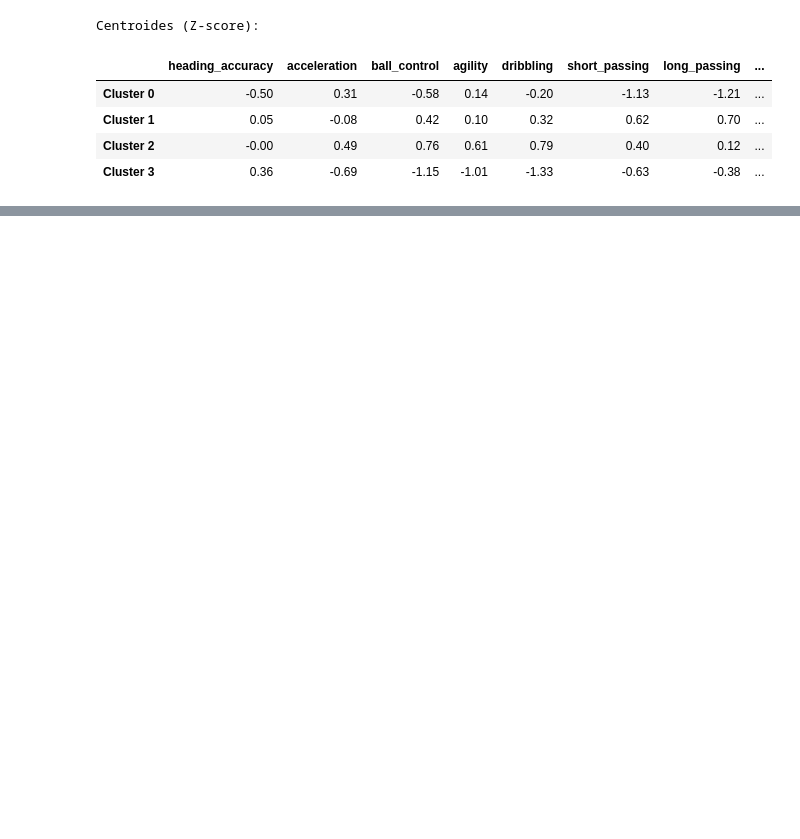
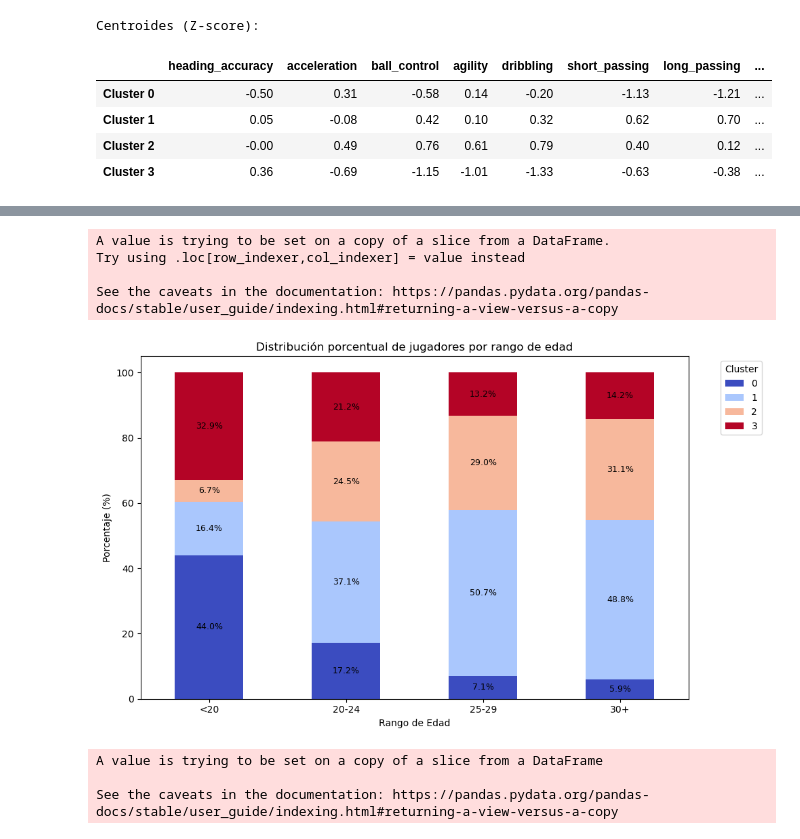
Before and after one commit to javierlara47/TFG, a Jupyter notebook: notebooks/implementacion.ipynb, the cells around one changed output, grey strips where cells are left out. Drawn from its saved outputs; the diff is of its cells as text; code cells hidden in the pictures; blank space fills up the shorter version.

```diff
--- a/notebooks/implementacion.ipynb
+++ b/notebooks/implementacion.ipynb
@@ -1696,0 +1871,49 @@ dtype: float64
+# %%
+import pandas as pd
+import matplotlib.pyplot as plt
+
+# Definir rangos de edad
+bins = [0, 20, 25, 30, float('inf')]
+labels = ['<20', '20-24', '25-29', '30+']
+
+# Crear columna auxiliar de rangos de edad
+df_field_players['age_group'] = pd.cut(df_field_players['age'], bins=bins, labels=labels, right=False)
+
+# Crear tabla de contingencia y normalizar por rango de edad
+contingency_table = pd.crosstab(df_field_players['age_group'], df_field_players['Cluster_k4'], normalize='index') * 100
+
+# Graficar
+ax = contingency_table.plot(kind='bar', stacked=True, figsize=(10, 6), colormap='coolwarm')
+
+# Añadir etiquetas de porcentaje
+for i, (age_group, values) in enumerate(contingency_table.iterrows()):
+    cumulative = 0
+    for percentage in values:
+        if percentage > 5:  # Mostrar etiqueta solo si es significativa para evitar superposición
+            ax.text(i, cumulative + percentage/2, f'{percentage:.1f}%', ha='center', va='center', color='black', fontsize=9)
+        cumulative += percentage
+
+# Personalizar gráfica
+plt.ylabel('Porcentaje (%)')
+plt.xlabel('Rango de Edad')
+plt.title('Distribución porcentual de jugadores por rango de edad')
+plt.xticks(rotation=0)
+
+# Leyenda
+plt.legend(title='Cluster', bbox_to_anchor=(1.05, 1), loc='upper left')
+
+# Mostrar gráfico
+plt.tight_layout()
+plt.show()
+
+# Eliminar columna auxiliar
+df_field_players.drop('age_group', axis=1, inplace=True)
+# %% [output]
+A value is trying to be set on a copy of a slice from a DataFrame.
+Try using .loc[row_indexer,col_indexer] = value instead
+
+See the caveats in the documentation: https://pandas.pydata.org/pandas-docs/stable/user_guide/indexing.html#returning-a-view-versus-a-copy
+[figure, added]
+A value is trying to be set on a copy of a slice from a DataFrame
+
+See the caveats in the documentation: https://pandas.pydata.org/pandas-docs/stable/user_guide/indexing.html#returning-a-view-versus-a-copy
```
Also changed, not shown: parts of 19 cells of this notebook.
